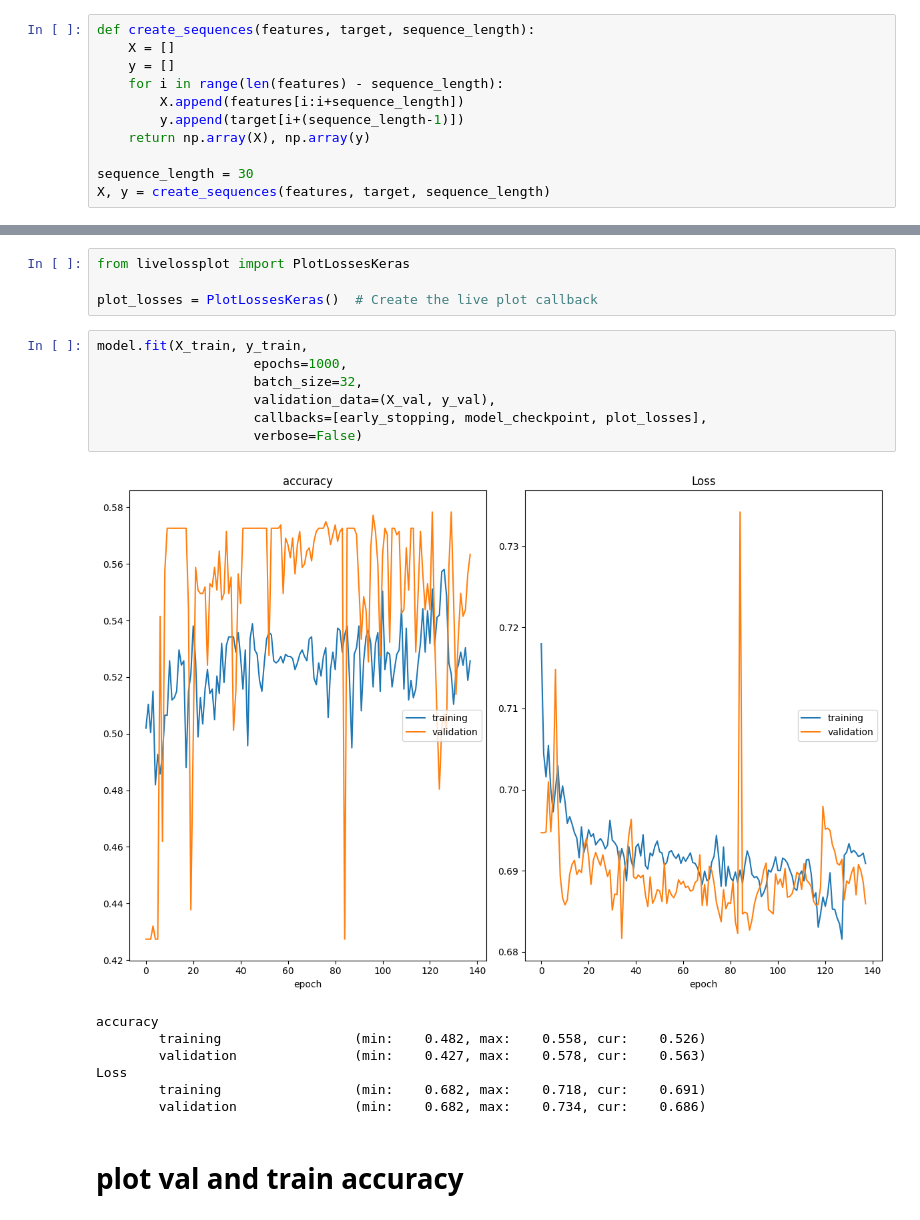
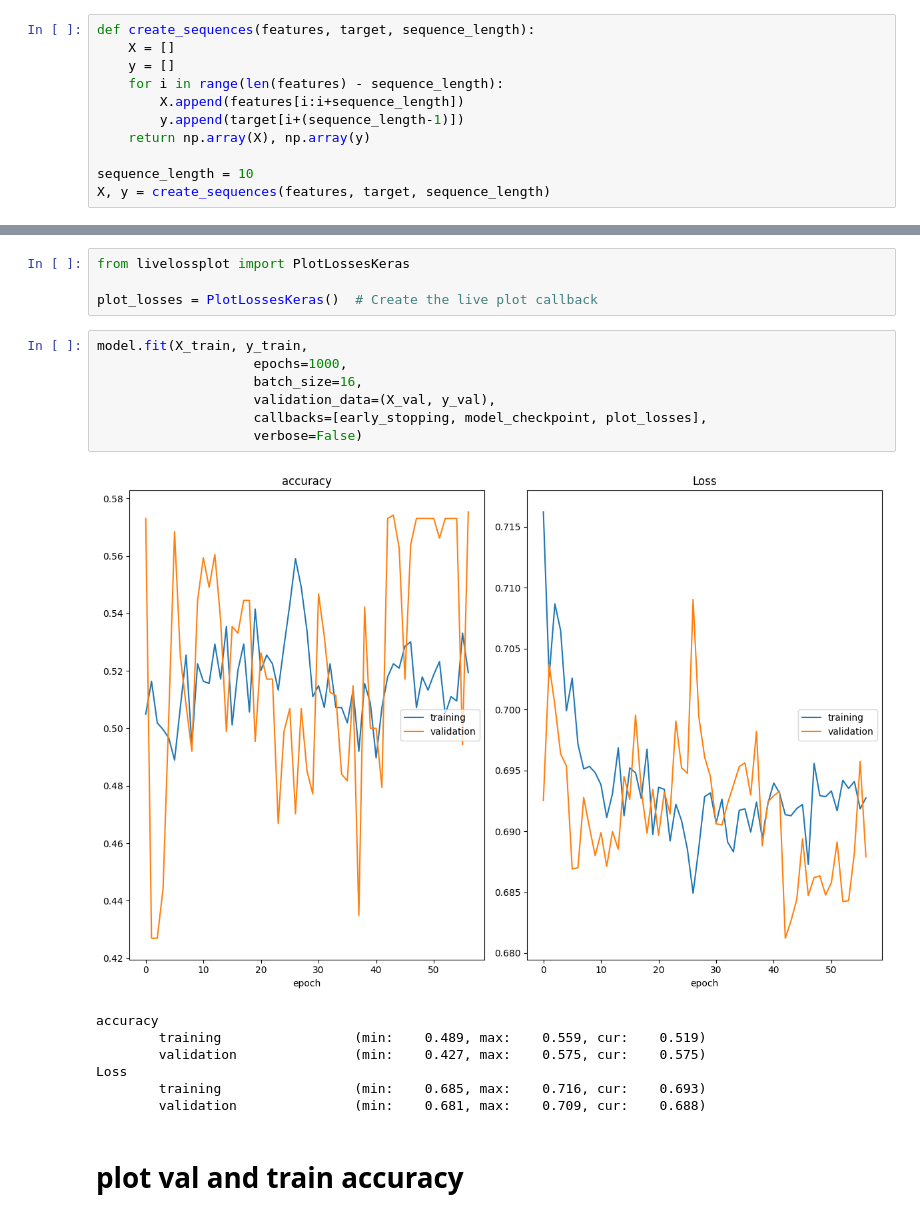
Before and after one commit to beinghorizontal/Quantext, a Jupyter notebook: lstm_options_nolag.ipynb, the cells around one changed output, grey strips where cells are left out. Drawn from its saved outputs; the diff is of its cells as text.

```diff
--- a/lstm_options_nolag.ipynb
+++ b/lstm_options_nolag.ipynb
@@ -69,7 +69,7 @@ def create_sequences(features, target, sequence_length):
         y.append(target[i+(sequence_length-1)])
     return np.array(X), np.array(y)
 
-sequence_length = 30
+sequence_length = 10
 X, y = create_sequences(features, target, sequence_length)
 # %%
 #prompt print first 10 values of X
@@ -159,18 +159,18 @@ plot_losses = PlotLossesKeras()  # Create the live plot callback
 # %%
 model.fit(X_train, y_train,
                     epochs=1000,
-                    batch_size=32,
+                    batch_size=16,
                     validation_data=(X_val, y_val),
                     callbacks=[early_stopping, model_checkpoint, plot_losses],
                     verbose=False)
 # %% [output]
-[figure, old version]
+[figure, new version]
 accuracy
-        training                 (min:    0.482, max:    0.558, cur:    0.526)
-        validation               (min:    0.427, max:    0.578, cur:    0.563)
+        training                 (min:    0.489, max:    0.559, cur:    0.519)
+        validation               (min:    0.427, max:    0.575, cur:    0.575)
 Loss
-        training                 (min:    0.682, max:    0.718, cur:    0.691)
-        validation               (min:    0.682, max:    0.734, cur:    0.686)
+        training                 (min:    0.685, max:    0.716, cur:    0.693)
+        validation               (min:    0.681, max:    0.709, cur:    0.688)
 # %% [markdown]
 # plot val and train accuracy
 # %%
```
Also changed, not shown: parts of 2 cells of this notebook.
